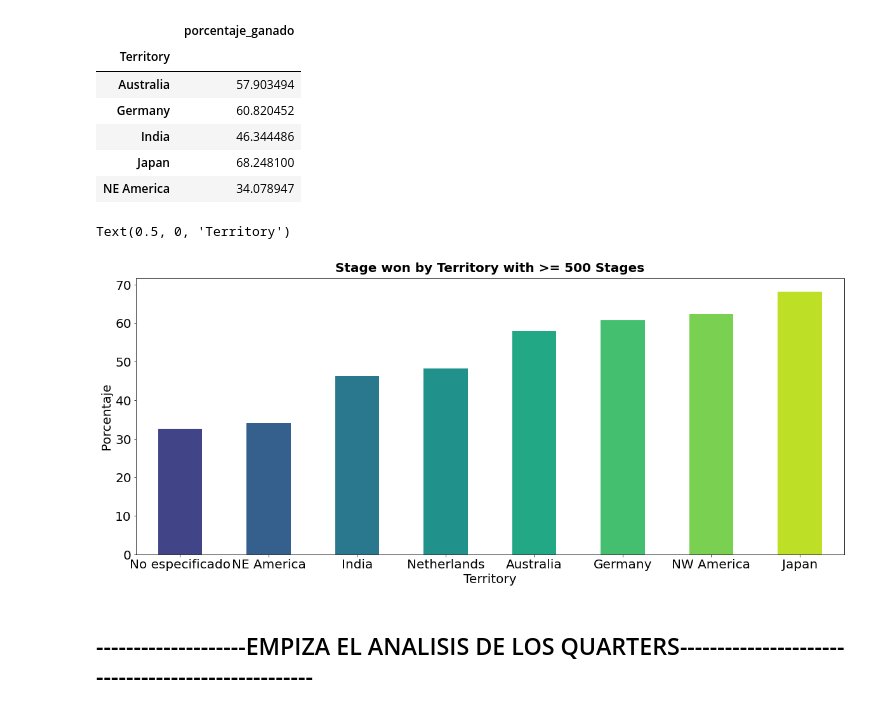
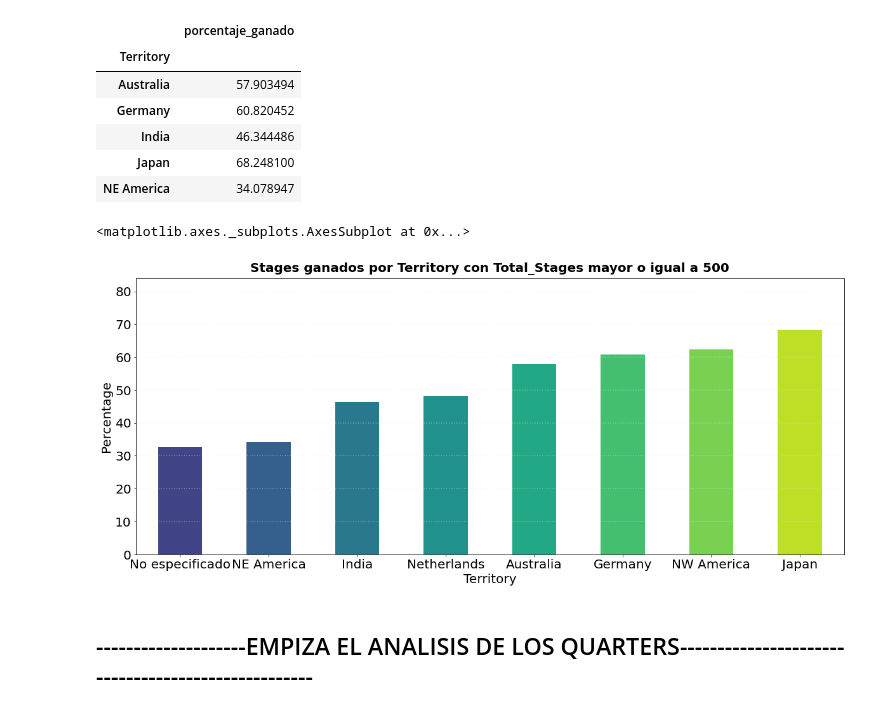
Before and after one commit to BautistaXifro/Datos, a Jupyter notebook: Analisis/Tp1-TerritorioYRegion.ipynb, the cells around one changed output. Cells and saved outputs as stored; diff of their text form; code cells hidden in the pictures.

```diff
--- a/Analisis/Tp1-TerritorioYRegion.ipynb
+++ b/Analisis/Tp1-TerritorioYRegion.ipynb
@@ -302,8 +303,15 @@ grafico_region
 | Japan | 68.248100 |
 # %%
 #rot= 360 para que me queden horizontal los nombres de las regiones
-grafico_region['porcentaje_ganado'].sort_values().plot( color = colores, kind ='bar',figsize=(16,8),rot= 360, title='Stage won by Region');
+grafico = grafico_region['porcentaje_ganado'].sort_values().plot( color = colores, kind ='bar',figsize=(16,8),rot= 360);
 ax=plt.gca()
-ax.set_ylabel('Porcentaje')
-ax.set_xlabel('Region')
+ax.set_title('Stages ganados por Region',fontsize=20)
+ax.set_ylabel('Percentage',fontsize=15)
+ax.set_xlabel('Region',fontsize=15)
+
+lineas = grafico.get_yticks()
+for i in lineas:
+      grafico.axhline(y=i, linestyle=':', alpha=0.4, color='#eeeeee')
+
+grafico
 # %% [output]
@@ -473,14 +482,19 @@ grafico_territory_500.head()
 | Japan | 68.248100 |
 | NE America | 34.078947 |
 # %%
-grafico_territory_500['porcentaje_ganado'].sort_values().plot(kind ='bar',figsize=(20,8),rot=360,title='Stage won by Territory with >= 500 Stages',fontsize = 20, color = colores);
+grafico = grafico_territory_500['porcentaje_ganado'].sort_values().plot(kind ='bar',figsize=(20,8),rot=360,title='Stage won by Territory with >= 500 Stages',fontsize = 20, color = colores);
 ax=plt.gca()
-plt.title('Stage won by Territory with >= 500 Stages', fontweight = 'bold',  fontsize = 20, pad = 10.0)
-ax.set_ylabel('Porcentaje', fontsize = 20)
+plt.title('Stages ganados por Territory con Total_Stages mayor o igual a 500', fontweight = 'bold',  fontsize = 20, pad = 10.0)
+ax.set_ylabel('Percentage', fontsize = 20)
 ax.set_xlabel('Territory', fontsize = 20)
+lineas = grafico.get_yticks()
+for i in lineas:
+      grafico.axhline(y=i, linestyle=':', alpha=0.4, color='#eeeeee')
+
+grafico
 # %% [output]
-Text(0.5, 0, 'Territory')
+<matplotlib.axes._subplots.AxesSubplot at 0x...>
-[figure, old version]
+[figure, new version]
 # %% [markdown]
 --------------------EMPIZA EL ANALISIS DE LOS QUARTERS---------------------------------------------------
 --------------------------------------------------------------------------------------------------------------------------------
```
Also changed, not shown: parts of 11 cells of this notebook.
